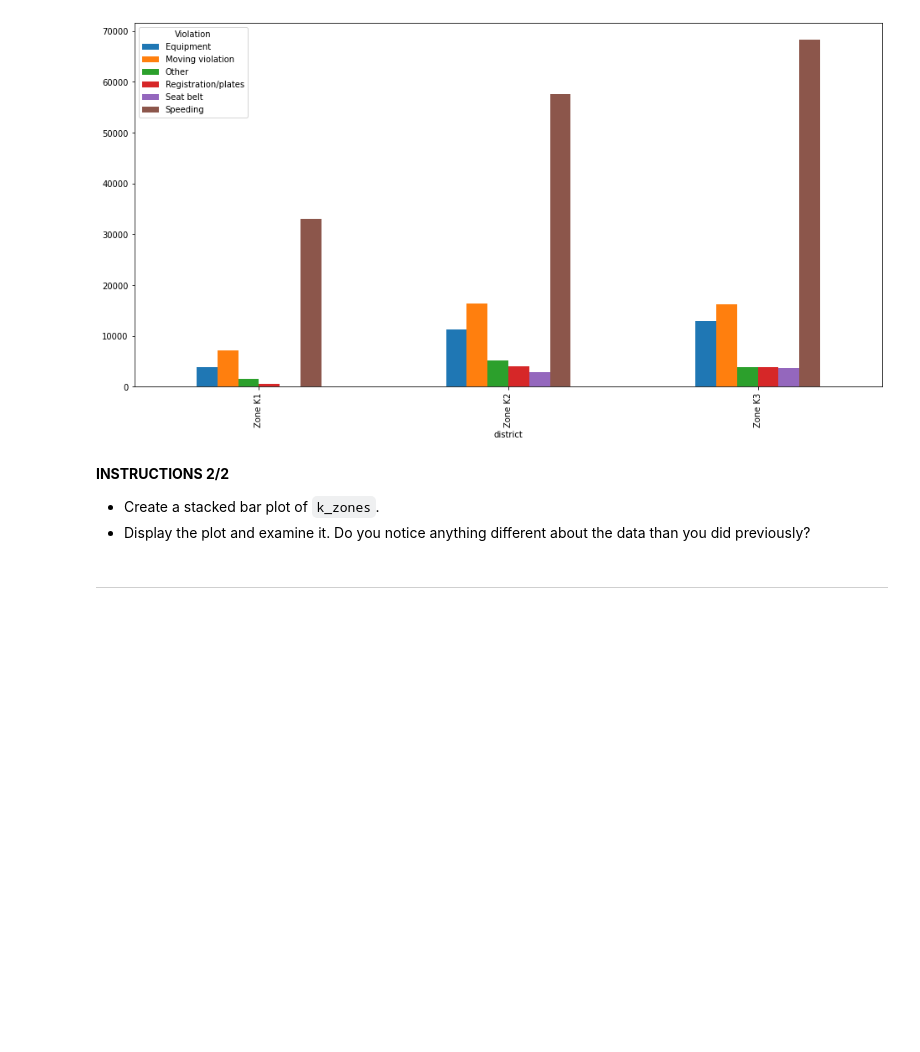
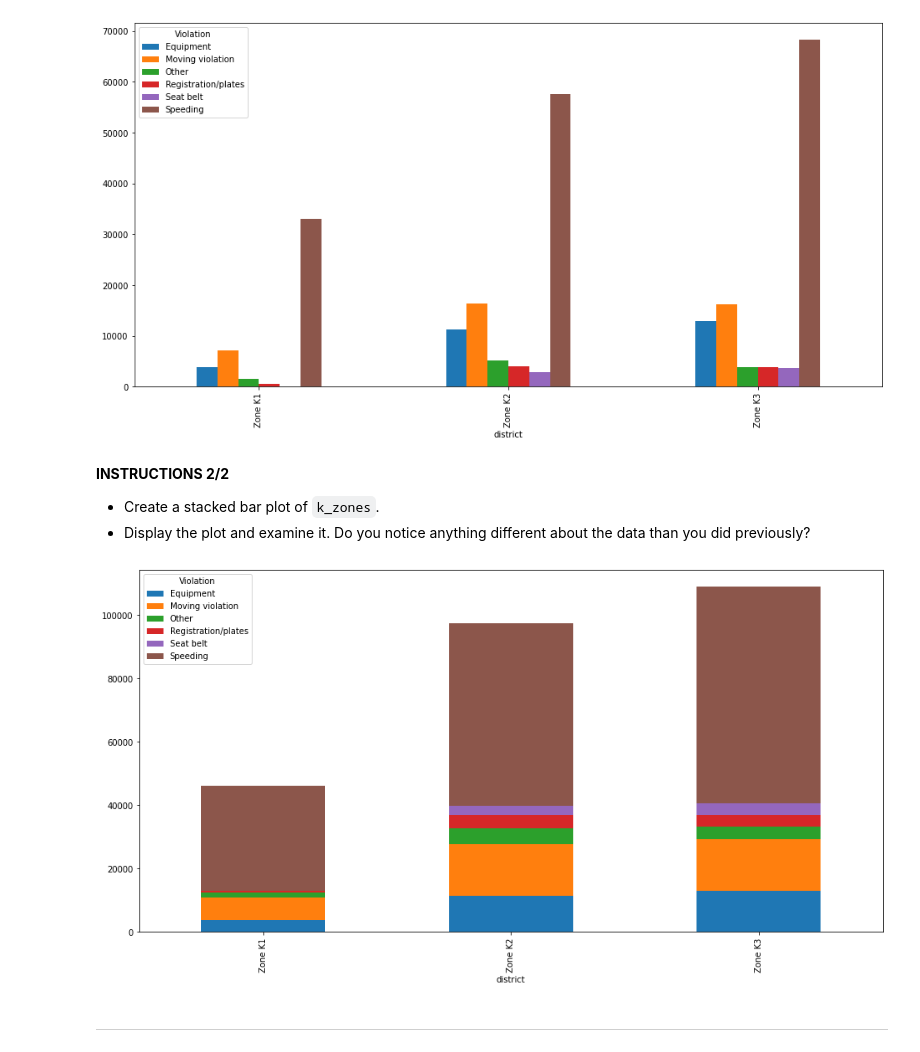
Before and after one commit to Ertugrul-Kurubal/Data-Analysis-With-Python-Projects, a Jupyter notebook: 03-Visual Exploratory Data Analysis (Student).ipynb, the cells around one changed output. Drawn from its saved outputs; the diff is of its cells as text; code cells hidden in the pictures; blank space fills up the shorter version.

Commit message:
Violation Stacked Chart

```diff
--- a/03-Visual Exploratory Data Analysis (Student).ipynb
+++ b/03-Visual Exploratory Data Analysis (Student).ipynb
@@ -420,6 +420,11 @@ plt.legend(title='Violation');
 
 *   Create a stacked bar plot of ``k_zones``.
 *   Display the plot and examine it. Do you notice anything different about the data than you did previously?
+# %%
+k_zones.plot.bar(figsize=(16,8), stacked=True)
+plt.legend(title='Violation');
+# %% [output]
+[figure, added]
 # %% [markdown]
 ***
 # %% [markdown]
```
